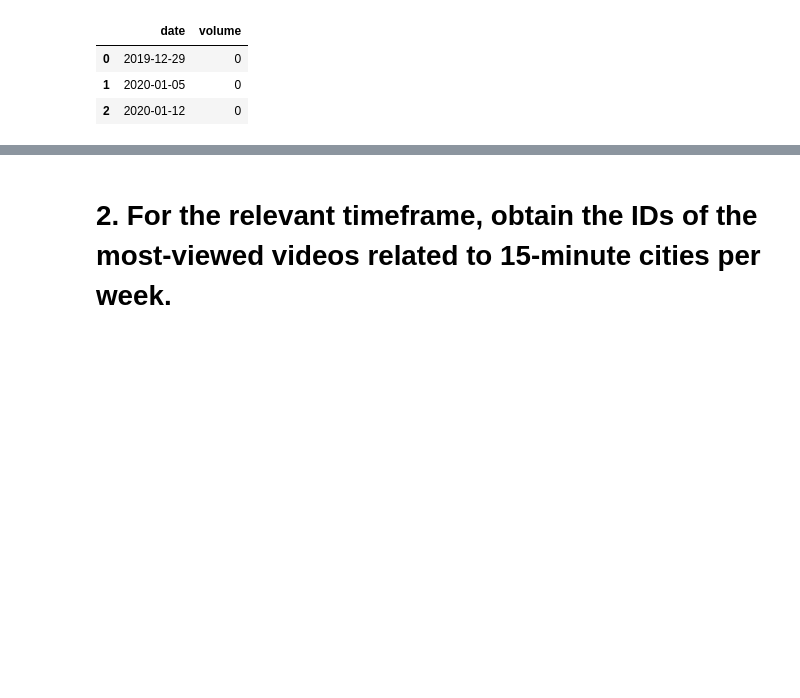
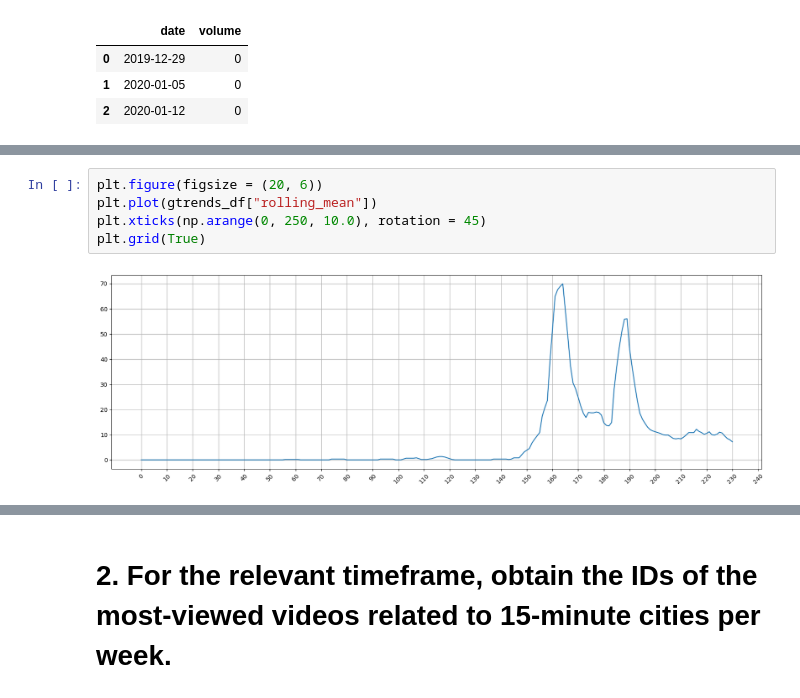
Before and after one commit to julia-king-edu/so-24_smda_project, a Jupyter notebook: data_collection.ipynb, the cells around one changed output, grey strips where cells are left out. Saved outputs shown, nothing was run; the diff lists cells and outputs as text; blank space fills up the shorter version.

```diff
--- a/data_collection.ipynb
+++ b/data_collection.ipynb
@@ -132,0 +166,7 @@ plt.show()
+# %%
+plt.figure(figsize = (20, 6))
+plt.plot(gtrends_df["rolling_mean"])
+plt.xticks(np.arange(0, 250, 10.0), rotation = 45)
+plt.grid(True)
+# %% [output]
+[figure, added]
```
Also changed, not shown: parts of 35 cells of this notebook, 3 other files.
